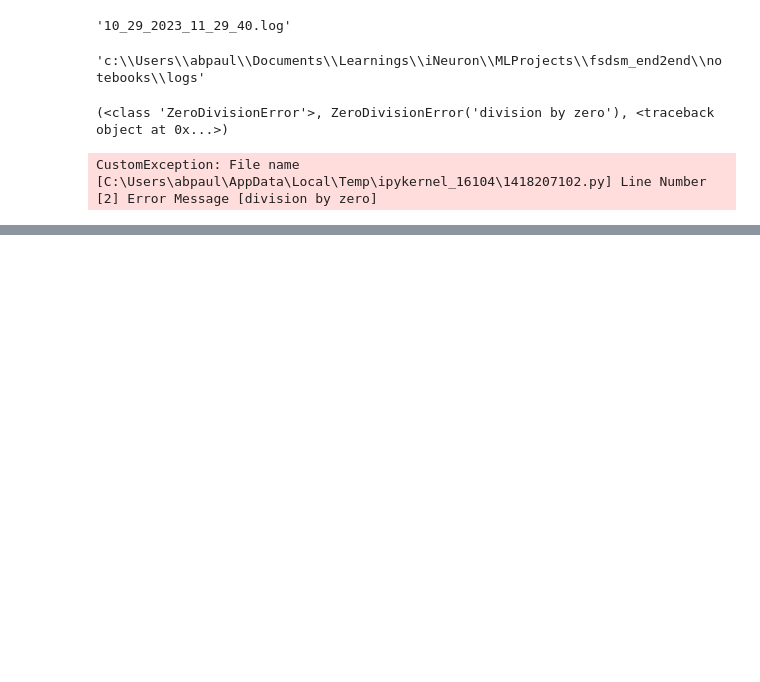
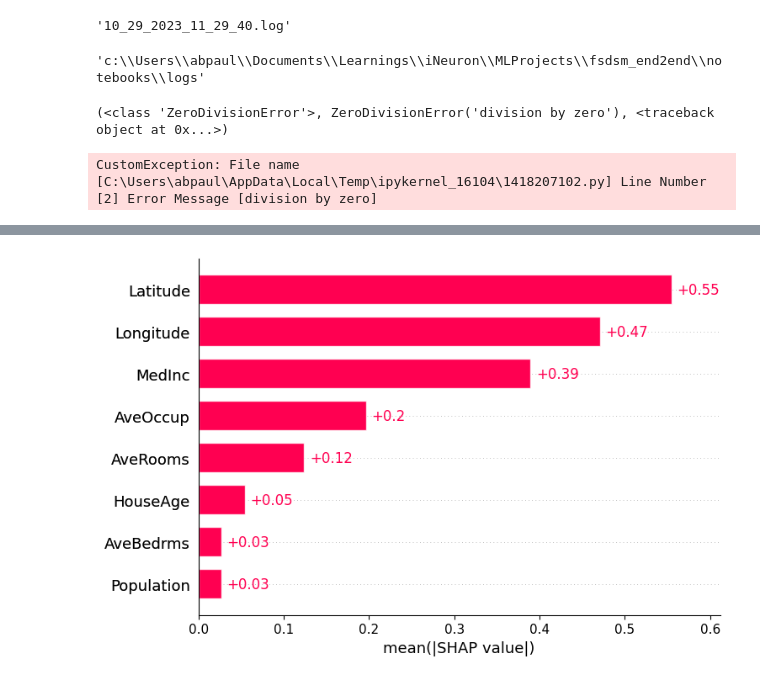
Before and after one commit to abhijitpaul0212/GemstonePricePrediction, a Jupyter notebook: notebooks/research.ipynb, the cells around one changed output, grey strips where cells are left out. Drawn from its saved outputs; the diff is of its cells as text; code cells hidden in the pictures; blank space fills up the shorter version.

```diff
--- a/notebooks/research.ipynb
+++ b/notebooks/research.ipynb
@@ -45,0 +86,4 @@ os.makedirs(os.path.dirname(os.path.join("artifacts", "raw.csv")), exist_ok=True
+# %%
+shap.plots.bar(shap_values)
+# %% [output]
+[figure, added]
```
Also changed, not shown: parts of 5 cells of this notebook, 10 other files.
